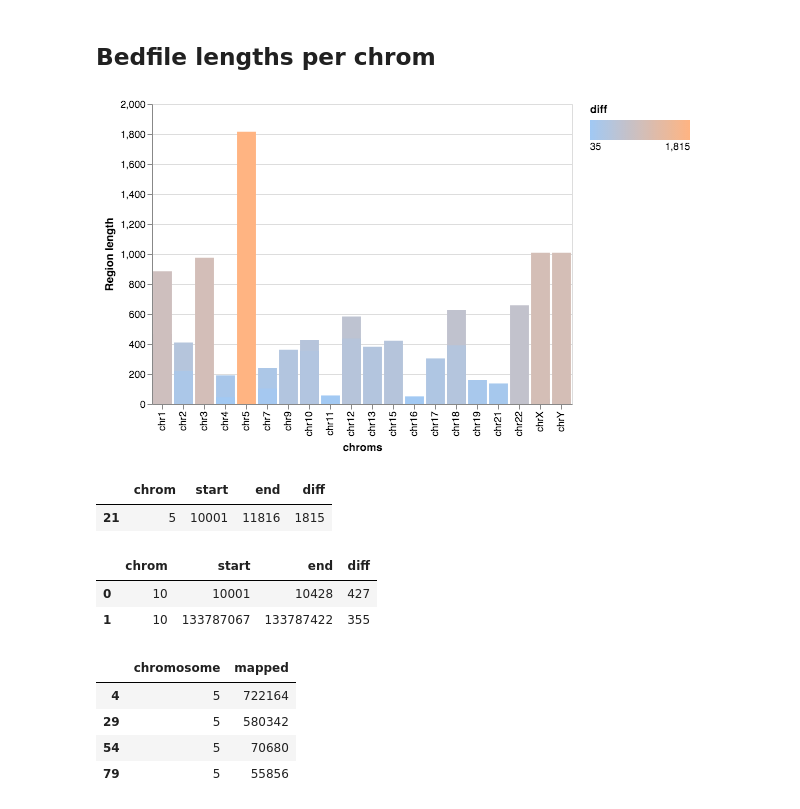
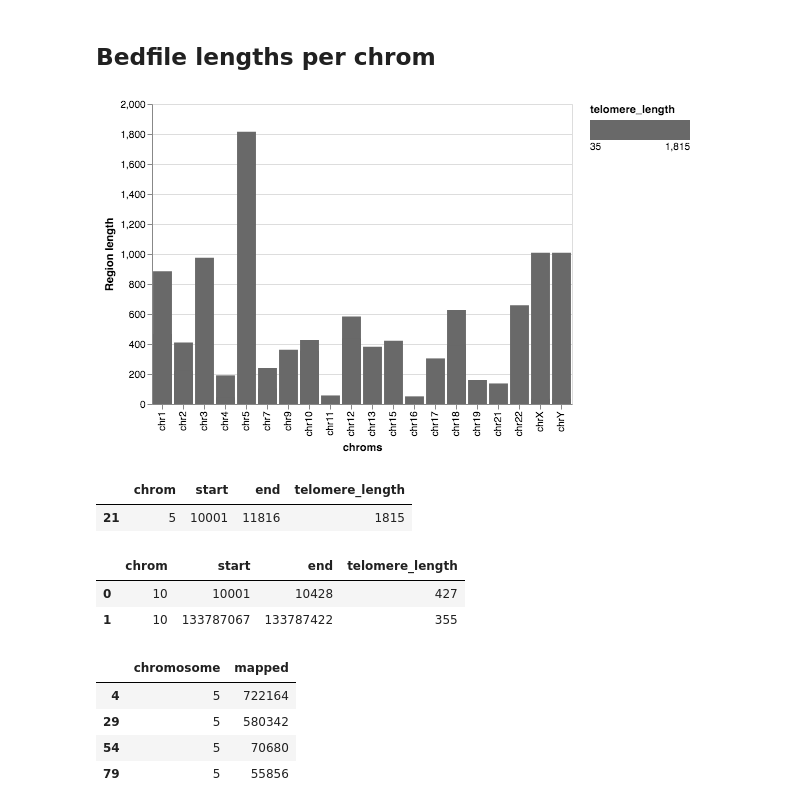
Before and after one commit to umccr/10x, a Jupyter notebook: telomeres/notebooks/counts.ipynb, the cells around one changed output. Drawn from its saved outputs; the diff is of its cells as text; code cells hidden in the pictures.

Commit message:
Last minute color changes on the telomere length plot to avoid confusion with 10X/Truseq tech charts

```diff
--- a/telomeres/notebooks/counts.ipynb
+++ b/telomeres/notebooks/counts.ipynb
@@ -389,29 +389,29 @@ mapped_pct
 ## Bedfile lengths per chrom
 # %%
 telobed = pd.read_csv('../data/processed/hg38_igv_manual.bed', sep='\t', names=['chrom', 'start', 'end'])
-telobed['diff'] = telobed['end'] - telobed['start']
+telobed['telomere_length'] = telobed['end'] - telobed['start']
 
 telobedplot = alt.Chart(telobed).mark_bar().encode(
         alt.X('chrom:N', axis=alt.Axis(title='chroms'), sort=chr_array),
-        alt.Y('diff:Q', axis=alt.Axis(title='Region length')),
-        color = alt.Color('diff', scale=alt.Scale(range=UMCCR_PALETTE)),
+        alt.Y('telomere_length:Q', axis=alt.Axis(title='Region length')),
+        color = alt.Color('telomere_length', scale=alt.Scale(range=['#696969', '#696969'])),
 )
 
 telobedplot.save('10x_telomeres_lengths_per_chrom.svg')
 telobedplot
 # %% [output]
-[figure, old version]
+[figure, new version]
 # %%
 telobed_nums = rewrite_chrs(telobed, 'chrom')
 # %%
 telobed_nums[telobed_nums['chrom'] == '5'].head()
 # %% [output]
-|  | chrom | start | end | diff |
+|  | chrom | start | end | telomere_length |
 | 21 | 5 | 10001 | 11816 | 1815 |
 # %%
 telobed_nums[telobed_nums['chrom'] == '10'].head()
 # %% [output]
-|  | chrom | start | end | diff |
+|  | chrom | start | end | telomere_length |
 | 0 | 10 | 10001 | 10428 | 427 |
 | 1 | 10 | 133787067 | 133787422 | 355 |
 # %%
```
